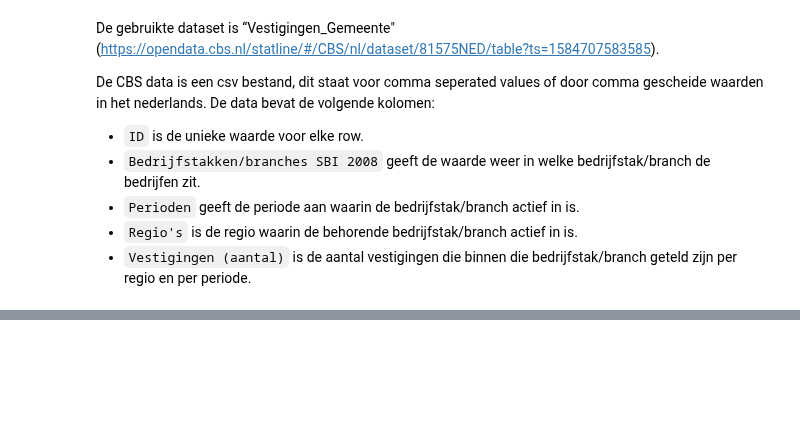
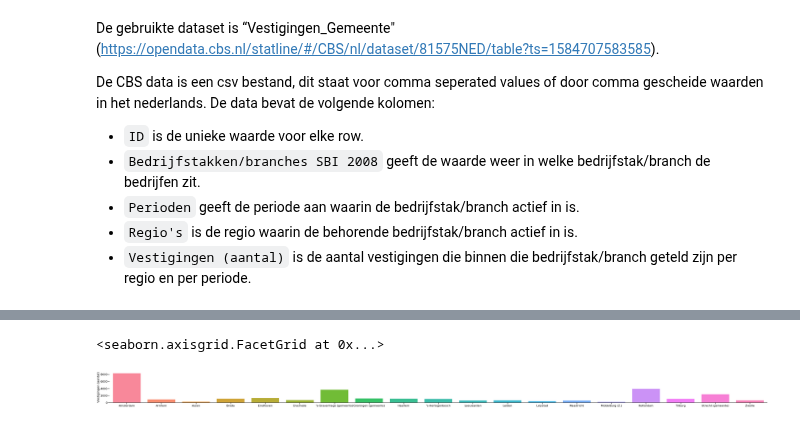
Before and after one commit to BramblePie/FlaskReact, a Jupyter notebook: flask-backend/notebooks/perceel/Vestigingen_Gemeente.ipynb, the cells around one changed output, grey strips where cells are left out. Drawn from its saved outputs; the diff is of its cells as text; code cells hidden in the pictures; blank space fills up the shorter version.

```diff
--- a/flask-backend/notebooks/perceel/Vestigingen_Gemeente.ipynb
+++ b/flask-backend/notebooks/perceel/Vestigingen_Gemeente.ipynb
@@ -35,0 +82,10 @@ data
+# %%
+g = sb.catplot(x="Regio's", y="Vestigingen (aantal)",
+                data=data_vg, saturation=10,
+                kind="bar", ci=None, aspect=15)
+(g.set_axis_labels("", "Vestigingen (aantal)")
+  .set_titles("{col_name} {col_var}")
+  .despine(left=True))
+# %% [output]
+<seaborn.axisgrid.FacetGrid at 0x...>
+[figure, added]
```
Also changed, not shown: parts of 12 cells of this notebook.
